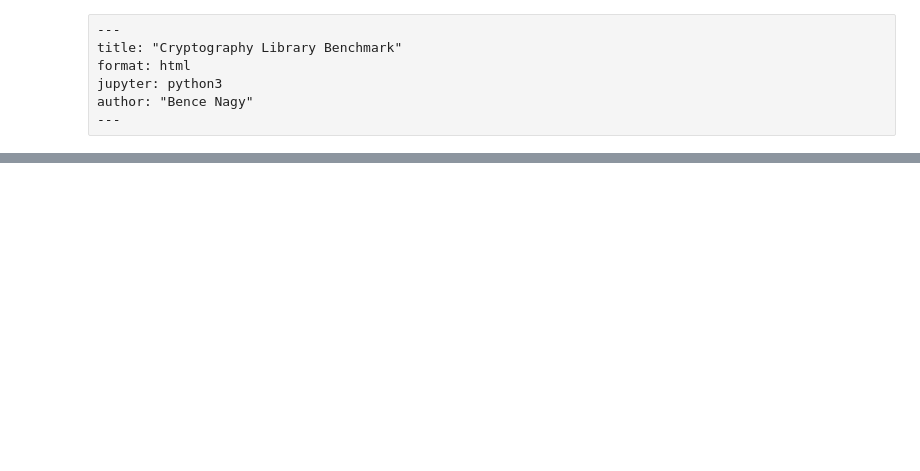
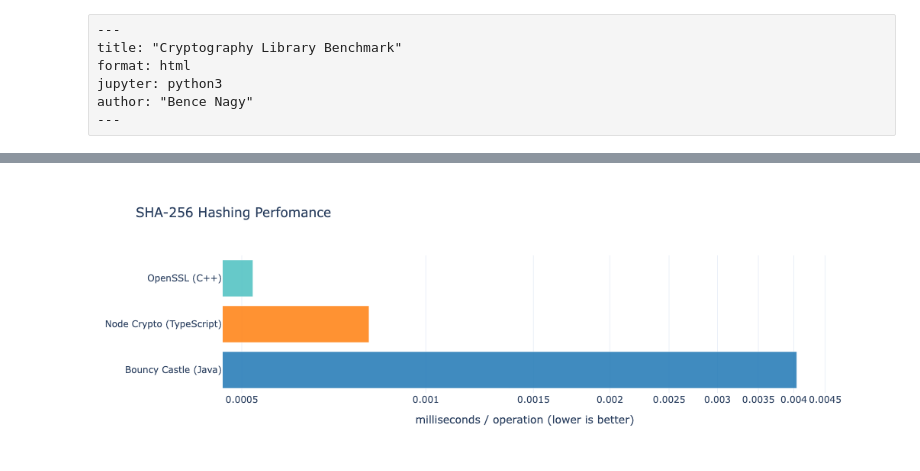
Before and after one commit to nagyb3/perfopt-homework, a Jupyter notebook: report.ipynb, the cells around one changed output, grey strips where cells are left out. Saved outputs shown, nothing was run; the diff lists cells and outputs as text; code cells hidden in the pictures; blank space fills up the shorter version.

```diff
--- a/report.ipynb
+++ b/report.ipynb
@@ -19,7 +54,7 @@ pio.renderers.default = "plotly_mimetype+notebook_connected"
 def load_json(path):
     with open(path, 'r') as f: return json.load(f)
 
-# java: primaryMetric.score is ns/op, scoreNs / 1e9 (then * 1000 for ms)
+# java: primaryMetric.score is nanoseconds / operation -> we calculate scoreNs / 1e9 (then * 1000 for ms)
 java_results = load_json('./bouncycastle-benchmark/results.json')
 java_sha = [entry['primaryMetric']['score'] / 1e6 for entry in java_results
             if 'sha256' in entry['benchmark'].lower()][0]
@@ -41,14 +76,15 @@ fig.add_trace(go.Bar(
     x=[java_sha, node_sha, cpp_sha],
     orientation='h',
     marker_color=['rgba(31, 119, 180, 0.85)', 'rgba(255, 127, 14, 0.85)', 'rgba(75, 192, 192, 0.85)'],
-    hovertemplate='<b>%{y}</b><br>Latency: %{x:.4f} ms<extra></extra>'
+    hovertemplate='<b>%{y}</b><br>Latency: %{x:.6f} ms<extra></extra>'
 ))
 
 fig.update_layout(
-    title='SHA-256 Hashing Performance (ms)',
+    title='SHA-256 Hashing Perfomance',
     xaxis_type="log",
     template='plotly_white',
-    autosize=True
+    autosize=True,
+    xaxis_title='milliseconds / operation (lower is better)',
 )
 
 fig.show()
@@ -56,0 +92 @@ fig.show()
+[figure, added]
```
Also changed, not shown: parts of 8 cells of this notebook, 5 other files.
